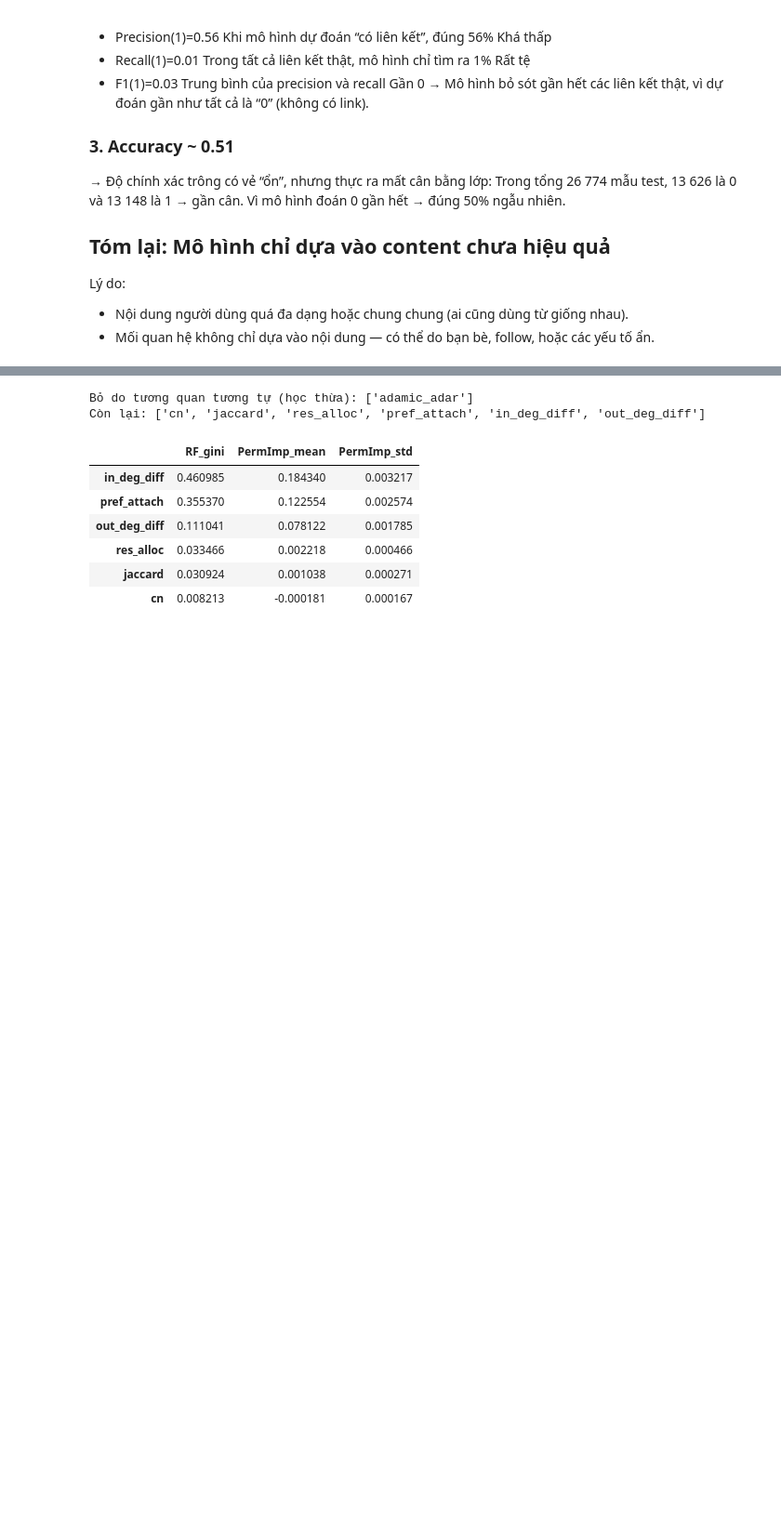
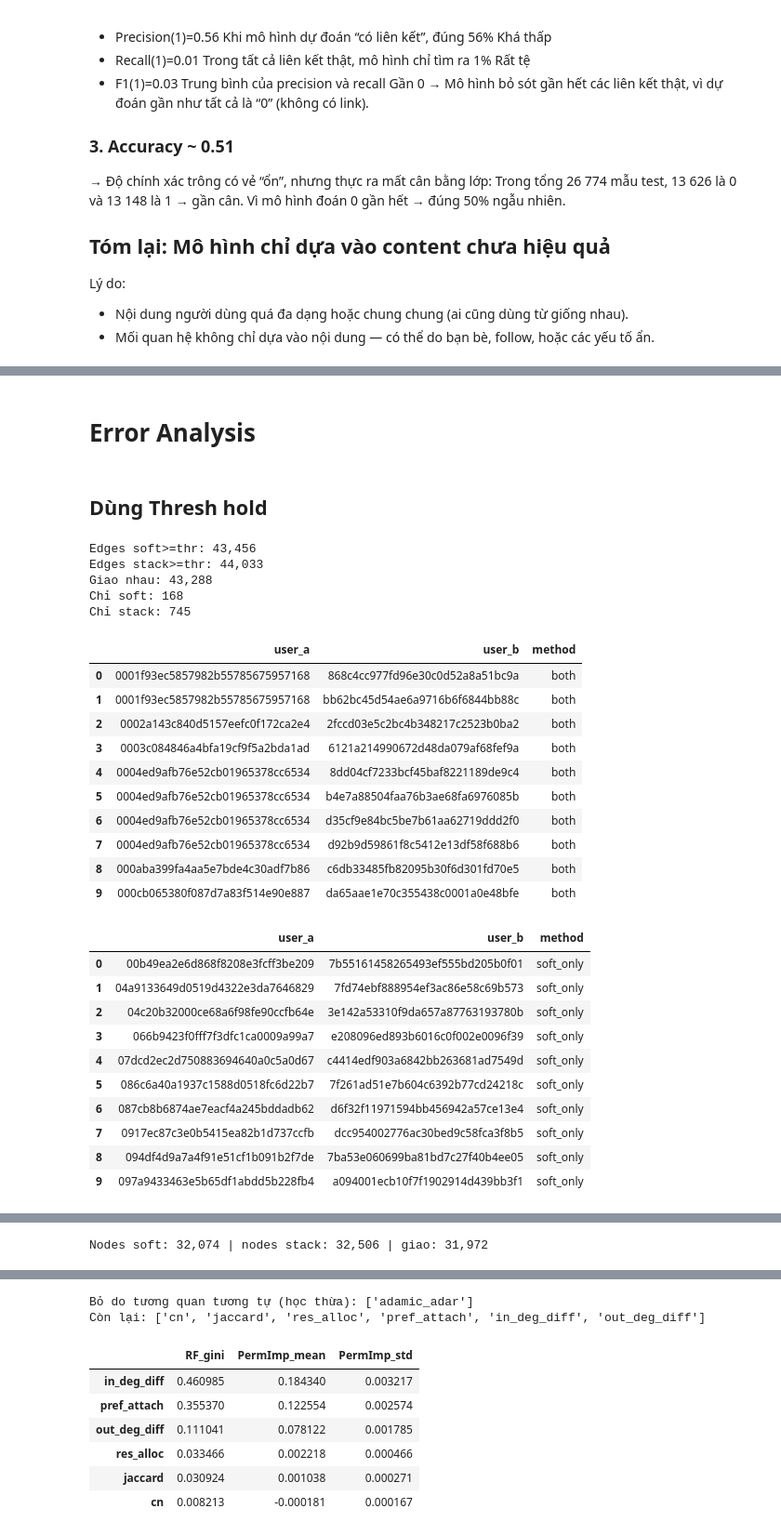
Before and after one commit to MinHeHeHeHe/IS353.Q11_Define_Power_User, a Jupyter notebook: Define_Power_User.ipynb, the cells around one changed output, grey strips where cells are left out. Shown at 93% size. Drawn from its saved outputs; the diff is of its cells as text; code cells hidden in the pictures; blank space fills up the shorter version.

Commit message:
Sua Source Code (error analysis) ver01

```diff
--- a/Define_Power_User.ipynb
+++ b/Define_Power_User.ipynb
@@ -1062,0 +907,75 @@ Top 20 cặp người dùng có khả năng tương tác cao nhất:
+# %% [markdown]
+# Error Analysis
+# %% [markdown]
+## Dùng Thresh hold
+# %%
+# --- 8) Error analysis: so sánh soft-voting vs stacking
+thr = 0.50
+
+# Tính xác suất stacking cho toàn bộ tập cặp
+meta_inputs = np.column_stack([hybrid_df["p_content"], hybrid_df["p_struct"]])
+hybrid_df["p_stack"] = meta_clf.predict_proba(meta_inputs)[:, 1]
+
+# Các cạnh được dự đoán có link theo mỗi cách
+edges_soft  = {tuple(sorted((u, v))) for u, v, p in hybrid_df[["user_a","user_b","p_soft"]].itertuples(index=False) if p >= thr}
+edges_stack = {tuple(sorted((u, v))) for u, v, p in hybrid_df[["user_a","user_b","p_stack"]].itertuples(index=False) if p >= thr}
+
+common_edges      = edges_soft & edges_stack
+soft_only_edges   = edges_soft - edges_stack
+stack_only_edges  = edges_stack - edges_soft
+
+def edge_df(edge_set, label):
+    return (pd.DataFrame(edge_set, columns=["user_a","user_b"])
+            .assign(method=label)
+            .sort_values(["user_a","user_b"])
+            .reset_index(drop=True))
+
+# Bảng đối chiếu cạnh
+df_common    = edge_df(common_edges, "both")
+df_soft_only = edge_df(soft_only_edges, "soft_only")
+df_stack_only= edge_df(stack_only_edges, "stack_only")
+
+print(f"Edges soft>=thr: {len(edges_soft):,}")
+print(f"Edges stack>=thr: {len(edges_stack):,}")
+print(f"Giao nhau: {len(common_edges):,}")
+print(f"Chỉ soft: {len(soft_only_edges):,}")
+print(f"Chỉ stack: {len(stack_only_edges):,}")
+
+display(df_common.head(10))
+display(df_soft_only.head(10))
+display(df_stack_only.head(10))
+
+# Tập nút liên quan để xem mức độ trùng lặp nút
+nodes_soft  = {n for e in edges_soft  for n in e}
+nodes_stack = {n for e in edges_stack for n in e}
+nodes_common = nodes_soft & nodes_stack
+
+print(f"Nodes soft: {len(nodes_soft):,} | nodes stack: {len(nodes_stack):,} | giao: {len(nodes_common):,}")
+# %% [output]
+Edges soft>=thr: 43,456
+Edges stack>=thr: 44,033
+Giao nhau: 43,288
+Chỉ soft: 168
+Chỉ stack: 745
+|  | user_a | user_b | method |
+| 0 | 0001f93ec5857982b55785675957168 | 868c4cc977fd96e30c0d52a8a51bc9a | both |
+| 1 | 0001f93ec5857982b55785675957168 | bb62bc45d54ae6a9716b6f6844bb88c | both |
+| 2 | 0002a143c840d5157eefc0f172ca2e4 | 2fccd03e5c2bc4b348217c2523b0ba2 | both |
+| 3 | 0003c084846a4bfa19cf9f5a2bda1ad | 6121a214990672d48da079af68fef9a | both |
+| 4 | 0004ed9afb76e52cb01965378cc6534 | 8dd04cf7233bcf45baf8221189de9c4 | both |
+| 5 | 0004ed9afb76e52cb01965378cc6534 | b4e7a88504faa76b3ae68fa6976085b | both |
+| 6 | 0004ed9afb76e52cb01965378cc6534 | d35cf9e84bc5be7b61aa62719ddd2f0 | both |
+| 7 | 0004ed9afb76e52cb01965378cc6534 | d92b9d59861f8c5412e13df58f688b6 | both |
+| 8 | 000aba399fa4aa5e7bde4c30adf7b86 | c6db33485fb82095b30f6d301fd70e5 | both |
+| 9 | 000cb065380f087d7a83f514e90e887 | da65aae1e70c355438c0001a0e48bfe | both |
+|  | user_a | user_b | method |
+| 0 | 00b49ea2e6d868f8208e3fcff3be209 | 7b55161458265493ef555bd205b0f01 | soft_only |
+| 1 | 04a9133649d0519d4322e3da7646829 | 7fd74ebf888954ef3ac86e58c69b573 | soft_only |
+| 2 | 04c20b32000ce68a6f98fe90ccfb64e | 3e142a53310f9da657a87763193780b | soft_only |
+| 3 | 066b9423f0fff7f3dfc1ca0009a99a7 | e208096ed893b6016c0f002e0096f39 | soft_only |
+| 4 | 07dcd2ec2d750883694640a0c5a0d67 | c4414edf903a6842bb263681ad7549d | soft_only |
+| 5 | 086c6a40a1937c1588d0518fc6d22b7 | 7f261ad51e7b604c6392b77cd24218c | soft_only |
+| 6 | 087cb8b6874ae7eacf4a245bddadb62 | d6f32f11971594bb456942a57ce13e4 | soft_only |
+| 7 | 0917ec87c3e0b5415ea82b1d737ccfb | dcc954002776ac30bed9c58fca3f8b5 | soft_only |
+| 8 | 094df4d9a7a4f91e51cf1b091b2f7de | 7ba53e060699ba81bd7c27f40b4ee05 | soft_only |
+| 9 | 097a9433463e5b65df1abdd5b228fb4 | a094001ecb10f7f1902914d439bb3f1 | soft_only |
@@ -1062,0 +993 @@ Top 20 cặp người dùng có khả năng tương tác cao nhất:
+Nodes soft: 32,074 | nodes stack: 32,506 | giao: 31,972
```
Also changed, not shown: parts of 12 cells of this notebook, 1 other file.
